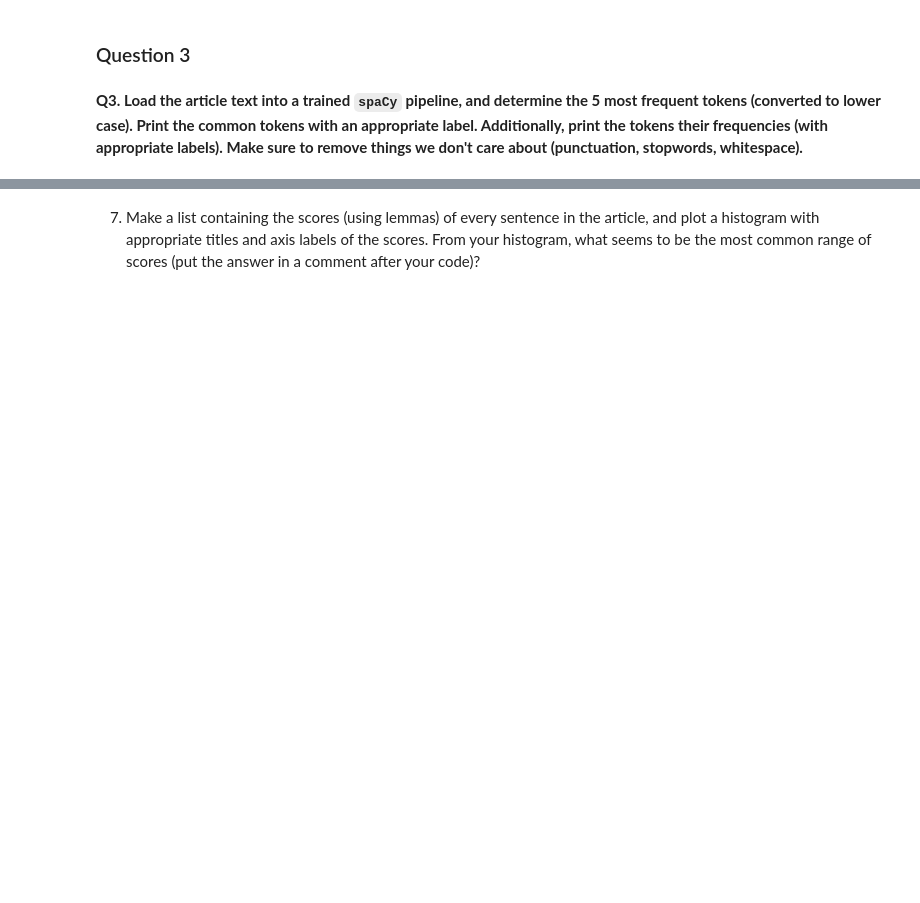
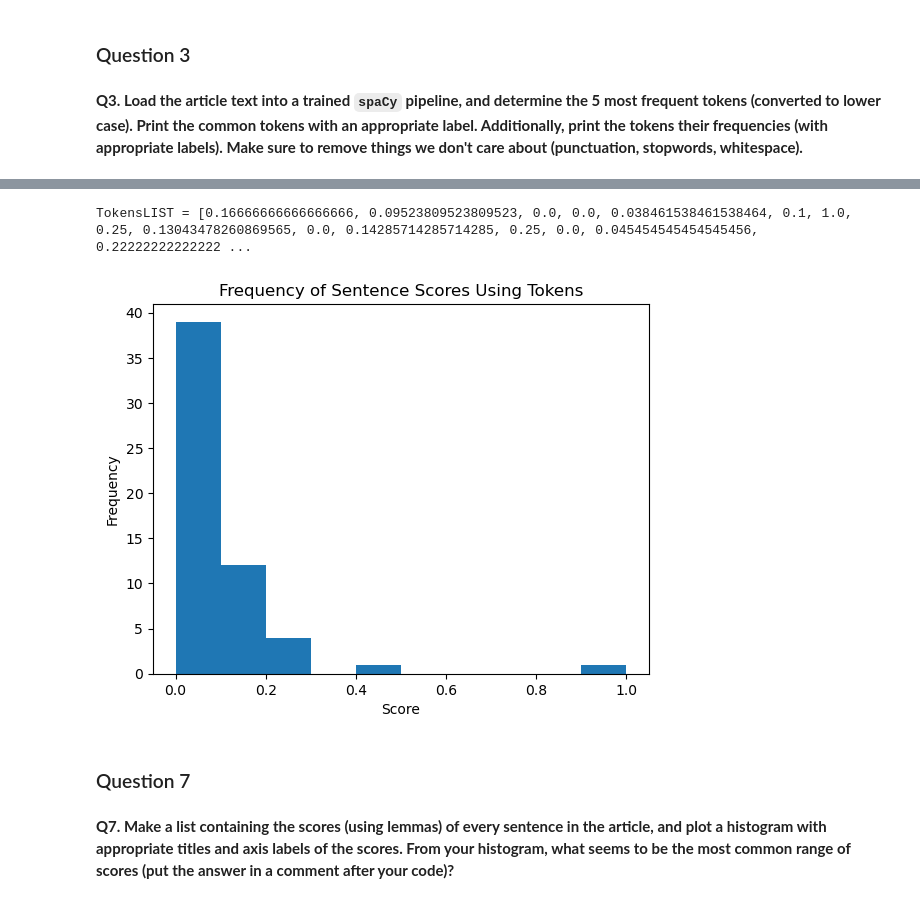
Before and after one commit to NaiemaElsaadi/web-sraping, a Jupyter notebook: web-scraping.ipynb, the cells around one changed output, grey strips where cells are left out. Saved outputs shown, nothing was run; the diff lists cells and outputs as text; code cells hidden in the pictures; blank space fills up the shorter version.

```diff
--- a/web-scraping.ipynb
+++ b/web-scraping.ipynb
@@ -155,0 +366,15 @@ You may find some of the code from the in class notes useful; feel free to use m
+# %%
+
+
+sentences = list(doc.sents) # Finds score for each sentence
+for sentence in sentences:
+    count1= 0
+    for token in sentence:
+        if token.text.lower() in best_tokens:
+            count1+= 1
+    count2 = 0
+    for token in sentence:
+        if not(token.is_space or token.is_punct):
+            count2 += 1
+    sent_str = str(sentence).replace('\n','').replace('  ',' ')
+    print(count1/count2,':',sent_str)
@@ -156,2 +399,33 @@ You may find some of the code from the in class notes useful; feel free to use m
+# %%
+tscores = []
+for sentence in sentences:
+    count1= 0
+    for token in sentence:
+        if token.text.lower() in best_tokens:
+            count1 += 1
+    count2 = 0
+    for token in sentence:
+        if not(token.is_space or token.is_punct):
+            count2 += 1
+    score = count1 / count2 if count2 > 0 else 0
+    tscores.append(score)
+
+print("TokensLIST =", tscores)
+# %% [output]
+TokensLIST = [0.16666666666666666, 0.09523809523809523, 0.0, 0.0, 0.038461538461538464, 0.1, 1.0, 0.25, 0.13043478260869565, 0.0, 0.14285714285714285, 0.25, 0.0, 0.045454545454545456, 0.22222222222222 ...
+# %%
+import numpy as np
+import pandas as pd
+import matplotlib.pyplot as plt
+# Plot histogram
+plt.hist(tscores)
+plt.title('Frequency of Sentence Scores Using Tokens')
+plt.xlabel('Score')
+plt.ylabel('Frequency')
+plt.show()
+# %% [output]
+[figure, added]
+# %% [markdown]
+### Question 7
 # %% [markdown]
-7. Make a list containing the scores (using lemmas) of every sentence in the article, and plot a histogram with appropriate titles and axis labels of the scores.  From your histogram, what seems to be the most common range of scores (put the answer in a comment after your code)?
+<b> Q7. Make a list containing the scores (using lemmas) of every sentence in the article, and plot a histogram with appropriate titles and axis labels of the scores.  From your histogram, what seems to be the most common range of scores (put the answer in a comment after your code)?
```
Also changed, not shown: parts of 26 cells of this notebook, 4 other files.
